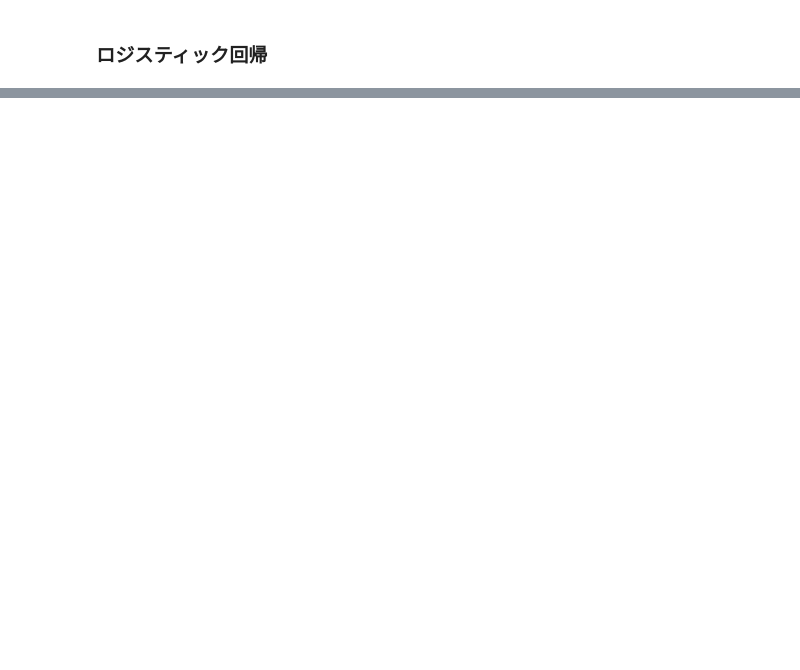
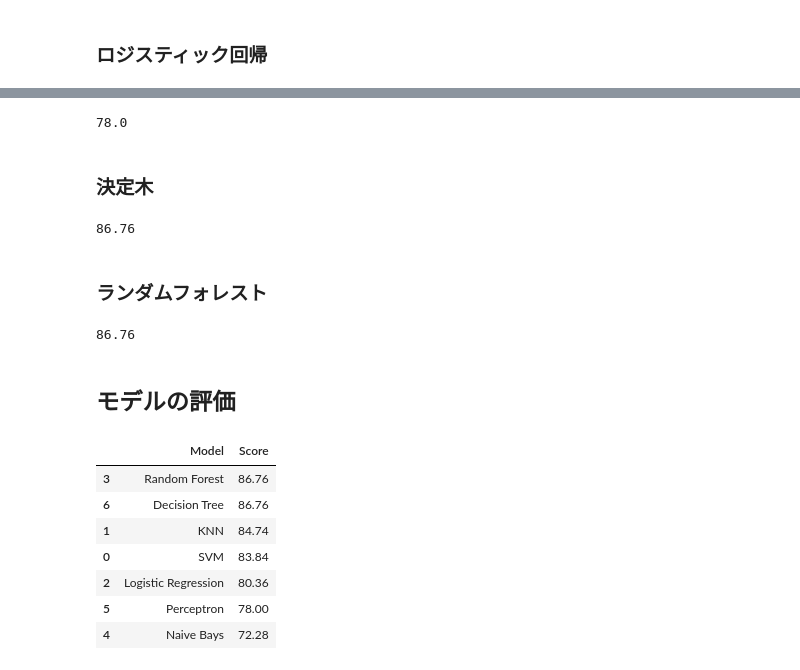
Before and after one commit to leokite/kaggle-titanic, a Jupyter notebook: titanic-data-science-solution.ipynb, the cells around one changed output, grey strips where cells are left out. Cells and saved outputs as stored; diff of their text form; code cells hidden in the pictures; blank space fills up the shorter version.

```diff
--- a/titanic-data-science-solution.ipynb
+++ b/titanic-data-science-solution.ipynb
@@ -838,0 +852,8 @@ acc_knn
+# %%
+# Gaussian Naive Bayes
+
+gaussian = GaussianNB()
+gaussian.fit(X_train, Y_train)
+Y_pred = gaussian.predict(X_test)
+acc_gaussian = round(gaussian.score(X_train, Y_train) * 100, 2)
+acc_gaussian
@@ -838,0 +864,52 @@ acc_knn
+# %%
+# Perceptron
+
+perceptron = Perceptron()
+perceptron.fit(X_train, Y_train)
+Y_pred = perceptron.predict(X_test)
+acc_perceptron = round(perceptron.score(X_train, Y_train) * 100, 2)
+acc_perceptron
+# %% [output]
+78.0
+# %% [markdown]
+### 決定木
+# %%
+# Decision Tree
+
+decision_tree = DecisionTreeClassifier()
+decision_tree.fit(X_train, Y_train)
+Y_pred = decision_tree.predict(X_test)
+acc_decision_tree = round(decision_tree.score(X_train, Y_train) * 100, 2)
+acc_decision_tree
+# %% [output]
+86.76
+# %% [markdown]
+### ランダムフォレスト
+# %%
+# Random Forest
+
+random_forest = RandomForestClassifier(n_estimators=100)
+random_forest.fit(X_train, Y_train)
+Y_pred = random_forest.predict(X_test)
+random_forest.score(X_train, Y_train)
+acc_random_forest = round(random_forest.score(X_train, Y_train) * 100, 2)
+acc_random_forest
+# %% [output]
+86.76
+# %% [markdown]
+## モデルの評価
+# %%
+models = pd.DataFrame({
+    'Model': ['SVM', 'KNN', 'Logistic Regression', 'Random Forest', 'Naive Bays', 'Perceptron', 'Decision Tree'],
+    'Score': [acc_svc, acc_knn, acc_log, acc_random_forest, acc_gaussian, acc_perceptron, acc_decision_tree]})
+
+models.sort_values(by='Score', ascending=False)
+# %% [output]
+|  | Model | Score |
+| 3 | Random Forest | 86.76 |
+| 6 | Decision Tree | 86.76 |
+| 1 | KNN | 84.74 |
+| 0 | SVM | 83.84 |
+| 2 | Logistic Regression | 80.36 |
+| 5 | Perceptron | 78.00 |
+| 4 | Naive Bays | 72.28 |
```
Also changed, not shown: parts of 14 cells of this notebook.
